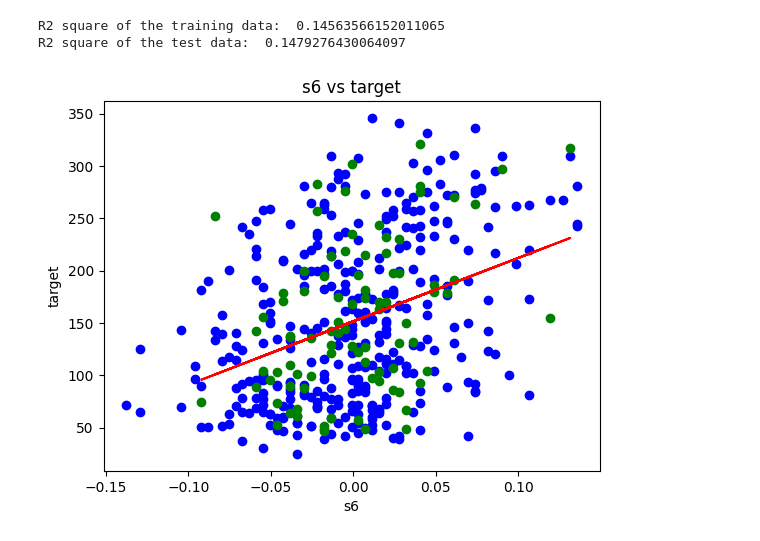
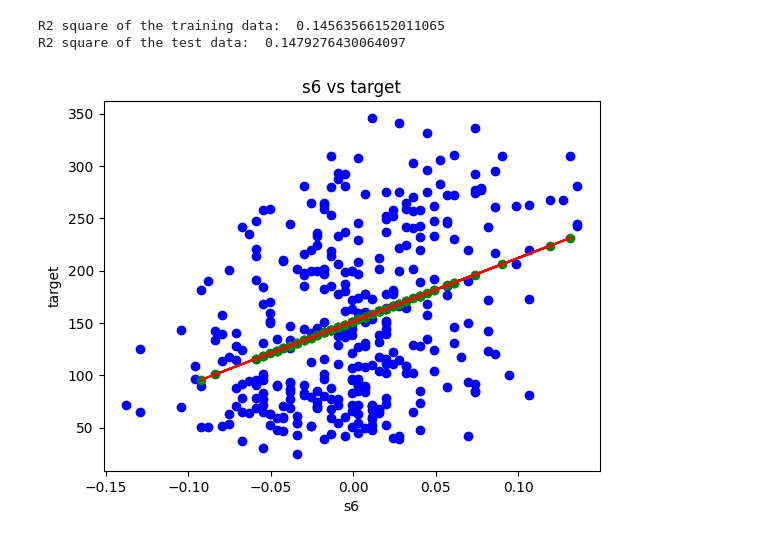
Before and after one commit to Freewifi-100/CPE393-Machine-Learning, a Jupyter notebook: Quiz5/2/2.ipynb, the cells around one changed output. Saved outputs shown, nothing was run; the diff lists cells and outputs as text; code cells hidden in the pictures.

```diff
--- a/Quiz5/2/2.ipynb
+++ b/Quiz5/2/2.ipynb
@@ -98,11 +98,11 @@ R2 square of the test data:  0.1479276430064097
 # %%
 # best fit prediction line
 plt.scatter(x_train, y_train, color='blue') # training data
-plt.scatter(x_test, y_test, color='green')  # test data
+plt.scatter(x_test, y_pred, color='green')  # test data
 plt.plot(x_test, y_pred, color='red')    # prediction line
 plt.title('s6 vs target')
 plt.xlabel('s6')
 plt.ylabel('target')
 plt.show()
 # %% [output]
-[figure, old version]
+[figure, new version]
```
Also changed, not shown: 6 other files.
